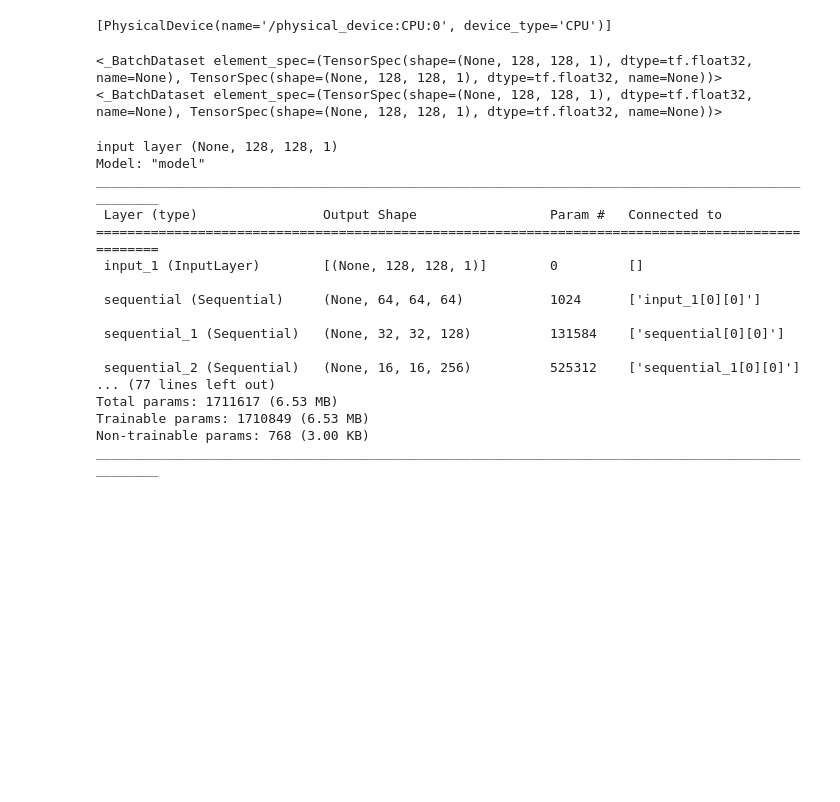
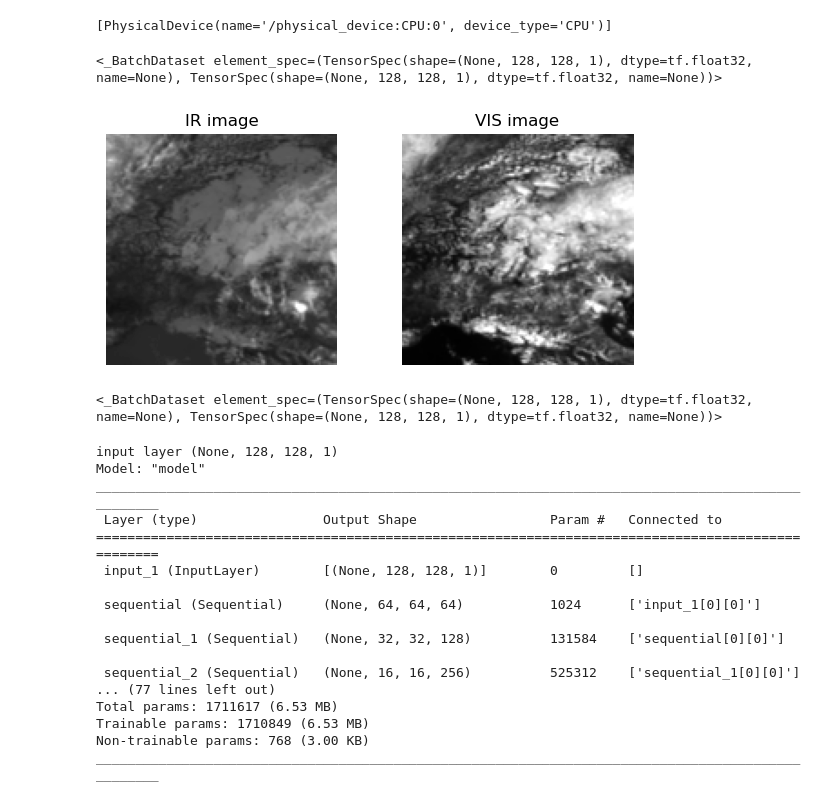
Before and after one commit to EXPATS-IDEAS4S/CGAN_Pix2Pix_MSG, a Jupyter notebook: 3_train_network.ipynb, the cells around one changed output. Cells and saved outputs as stored; diff of their text form; code cells hidden in the pictures; blank space fills up the shorter version.

```diff
--- a/3_train_network.ipynb
+++ b/3_train_network.ipynb
@@ -42,17 +46,20 @@ if not os.path.exists(OUT_PATH):
 # %%
 # load and preprocess dataset
 BATCH_SIZE = 10
 
 # get all training data
 train_dataset = load_train_dataset(TRAIN_PATH, BATCH_SIZE)
 print(train_dataset)
+ir_img, vis_img = pick_image_pair_from_dataset(train_dataset, BATCH_SIZE)
+plot_image_pair(ir_img, vis_img, output_file=None, normalized=True)
 
 # get all test data
 test_dataset = load_test_dataset(TEST_PATH, BATCH_SIZE)
 print(test_dataset)
 # %% [output]
 <_BatchDataset element_spec=(TensorSpec(shape=(None, 128, 128, 1), dtype=tf.float32, name=None), TensorSpec(shape=(None, 128, 128, 1), dtype=tf.float32, name=None))>
-<_BatchDataset element_spec=(TensorSpec(shape=(None, 128, 128, 1), dtype=tf.float32, name=None), TensorSpec(shape=(None, 128, 128, 1), dtype=tf.float32, name=None))>
+[figure, added]
+<_BatchDataset element_spec=(TensorSpec(shape=(None, 128, 128, 1), dtype=tf.float32, name=None), TensorSpec(shape=(None, 128, 128, 1), dtype=tf.float32, name=None))>
 # %%
 clear_session()
 
```
Also changed, not shown: parts of 5 cells of this notebook, 4 other files.
